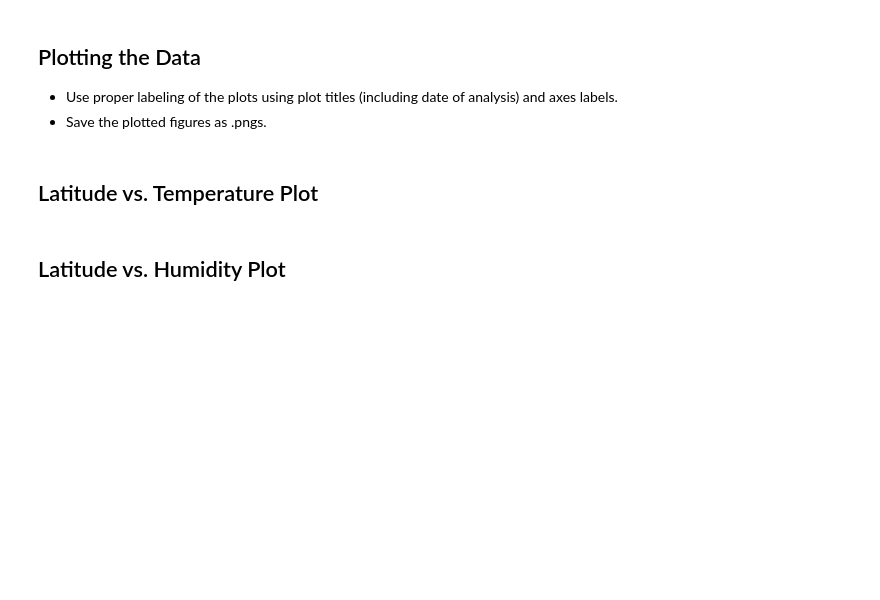
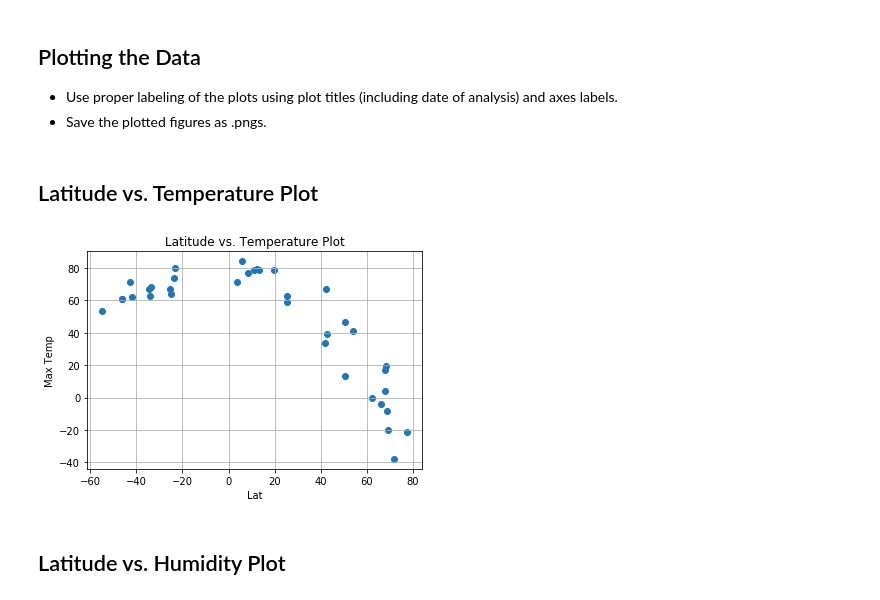
Before and after one commit to A-vital/Weather-Visualization-using-API, a Jupyter notebook: WeatherPy/WeatherPy.ipynb, the cells around one changed output. Drawn from its saved outputs; the diff is of its cells as text; code cells hidden in the pictures; blank space fills up the shorter version.

```diff
--- a/WeatherPy/WeatherPy.ipynb
+++ b/WeatherPy/WeatherPy.ipynb
@@ -100,0 +76,31 @@ print(f'Could not get data for {err} cities')
+# %%
+#create empty list
+city_data=[]
+for c in cities[:40]:
+# Parse the JSON and retrieve data
+    url="http://api.openweathermap.org/data/2.5/weather?units=Imperial&APPID="+weather_api_key+"&q="+c
+    city_weather = requests.get(url)
+    city_weather = city_weather.json()
+    print(city_weather)
+
+
+    if city_weather['cod']==200:
+        # Parse out the max temp, humidity, and cloudiness
+        city_lat = city_weather["coord"]["lat"]
+        city_lng = city_weather["coord"]["lon"]
+        city_max_temp = city_weather["main"]["temp_max"]
+        city_humidity = city_weather["main"]["humidity"]
+        city_clouds = city_weather["clouds"]["all"]
+        city_wind = city_weather["wind"]["speed"]
+        city_country = city_weather["sys"]["country"]
+        city_date = city_weather["dt"]
+        # Append the City information into city_data list
+        city_data.append({"City":city_weather['name'],
+                          "Lat": city_lat,
+                          "Lng": city_lng,
+                          "Max Temp": city_max_temp,
+                          "Humidity": city_humidity,
+                          "Cloudiness": city_clouds,
+                          "Wind Speed": city_wind,
+                          "Country": city_country,
+                          "Date": city_date})
@@ -101,3 +125,6 @@ print(f'Could not get data for {err} cities')
+# %%
+weather_df=pd.DataFrame(city_data)
+weather_df.to_csv(output_data_file, index=False)
 # %% [markdown]
 ### Convert Raw Data to DataFrame
 * Export the city data into a .csv.
@@ -117,5 +149,14 @@ Skip this step if there are no cities that have humidity > 100%.
 * Save the plotted figures as .pngs.
 # %% [markdown]
 ## Latitude vs. Temperature Plot
+# %%
+plt.scatter(weather_df["Lat"], weather_df["Max Temp"], marker="o")
+plt.title("Latitude vs. Temperature Plot")
+plt.ylabel("Max Temp")
+plt.xlabel("Lat")
+plt.grid(True)
+plt.show()
+# %% [output]
+[figure, added]
 # %% [markdown]
 ## Latitude vs. Humidity Plot
```
Also changed, not shown: parts of 10 cells of this notebook, 1 other file.
